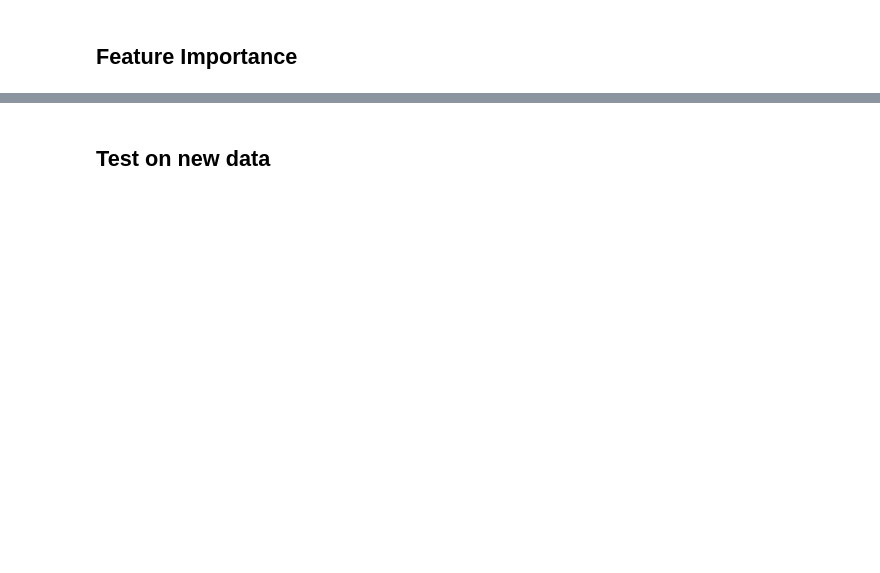
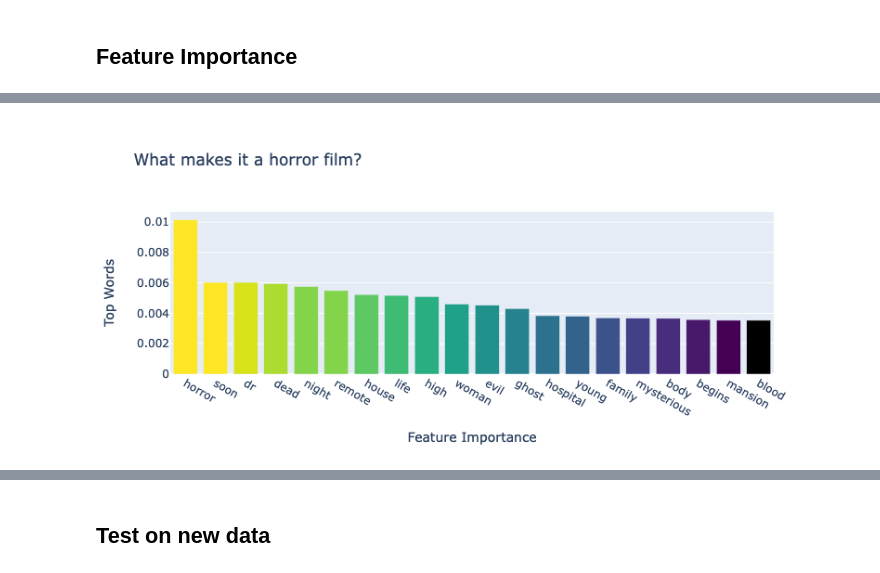
Before and after one commit to plotly-dash-apps/601-nlp-horror-movies, a Jupyter notebook: analysis/random_forest_classifier.ipynb, the cells around one changed output, grey strips where cells are left out. Drawn from its saved outputs; the diff is of its cells as text; code cells hidden in the pictures; blank space fills up the shorter version.

```diff
--- a/analysis/random_forest_classifier.ipynb
+++ b/analysis/random_forest_classifier.ipynb
@@ -294,32 +482,33 @@ plt.ylabel('Feature Importance', rotation=90,  fontsize=18)
 top20.to_csv('top20.csv', index=False)
 # %%
 # Let's display that with Plotly.
-from plotly.offline import download_plotlyjs, init_notebook_mode, plot, iplot
 init_notebook_mode(connected=True)
 # import plotly.io as pio
 import plotly as py
 import plotly.graph_objs as go
 from plotly.graph_objs import *
 
 # Define the color palette (19 colors).
 Viridis= ['#440154', '#48186a', '#472d7b', '#424086', '#3b528b', '#33638d', '#2c728e', '#26828e', '#21918c', '#1fa088',
           '#28ae80', '#3fbc73', '#5ec962', '#84d44b', '#84d44b', '#addc30','#d8e219', '#fde725',  '#fde725']
 
 mydata = [go.Bar(
     x=top20['feature'],
     y=top20['importance'],
     marker=dict(color=Viridis[::-1])
 )]
 
 mylayout = go.Layout(
     title='What makes it a horror film?',
     xaxis = dict(title = 'Feature Importance'),
     yaxis = dict(title = 'Top Words'),
 
 )
 fig = go.Figure(data=mydata, layout=mylayout)
 # pio.write_image(fig, '../images/logistic.png')
-iplot(fig)
+fig
+# %% [output]
+[figure, added]
 # %%
 # A confusion matrix tells us our false positives and false negatives:
 matrix=metrics.confusion_matrix(y_test, y_preds)
```
Also changed, not shown: parts of 39 cells of this notebook, 5 other files.
